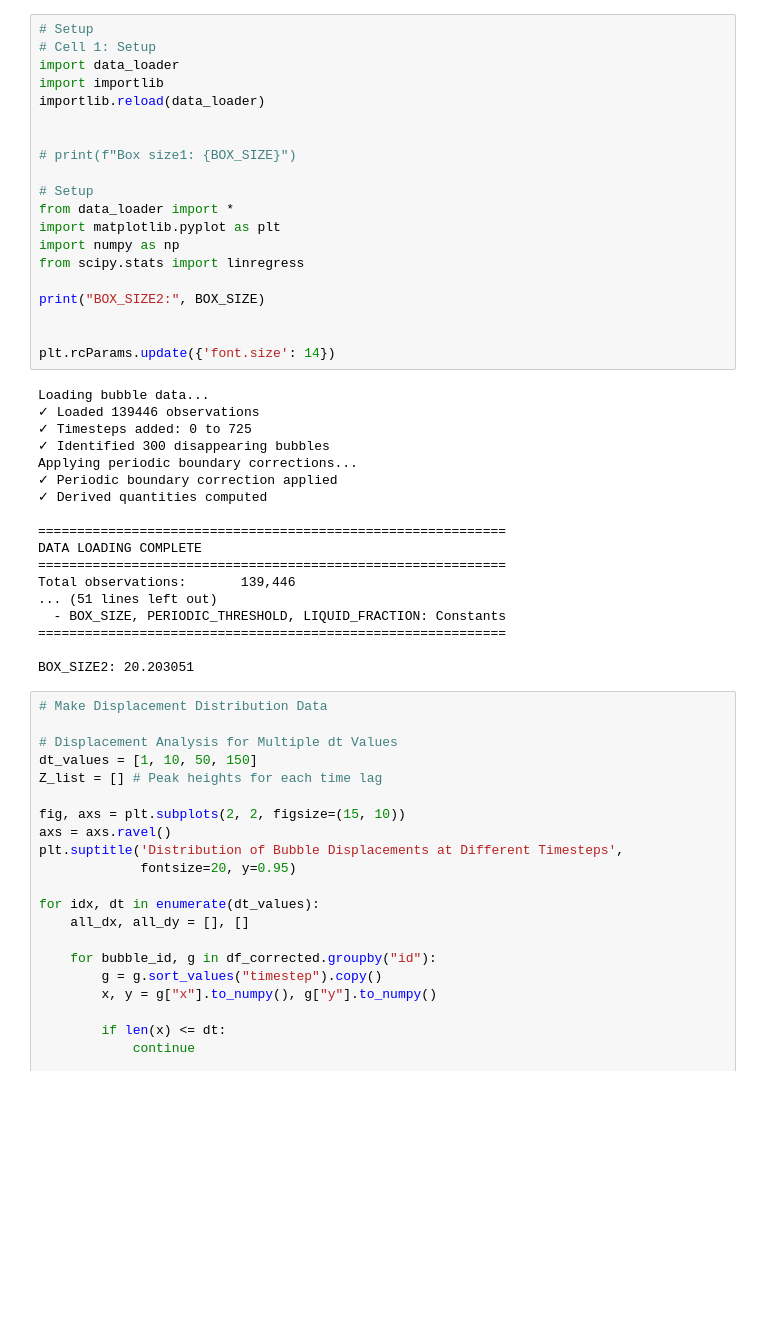
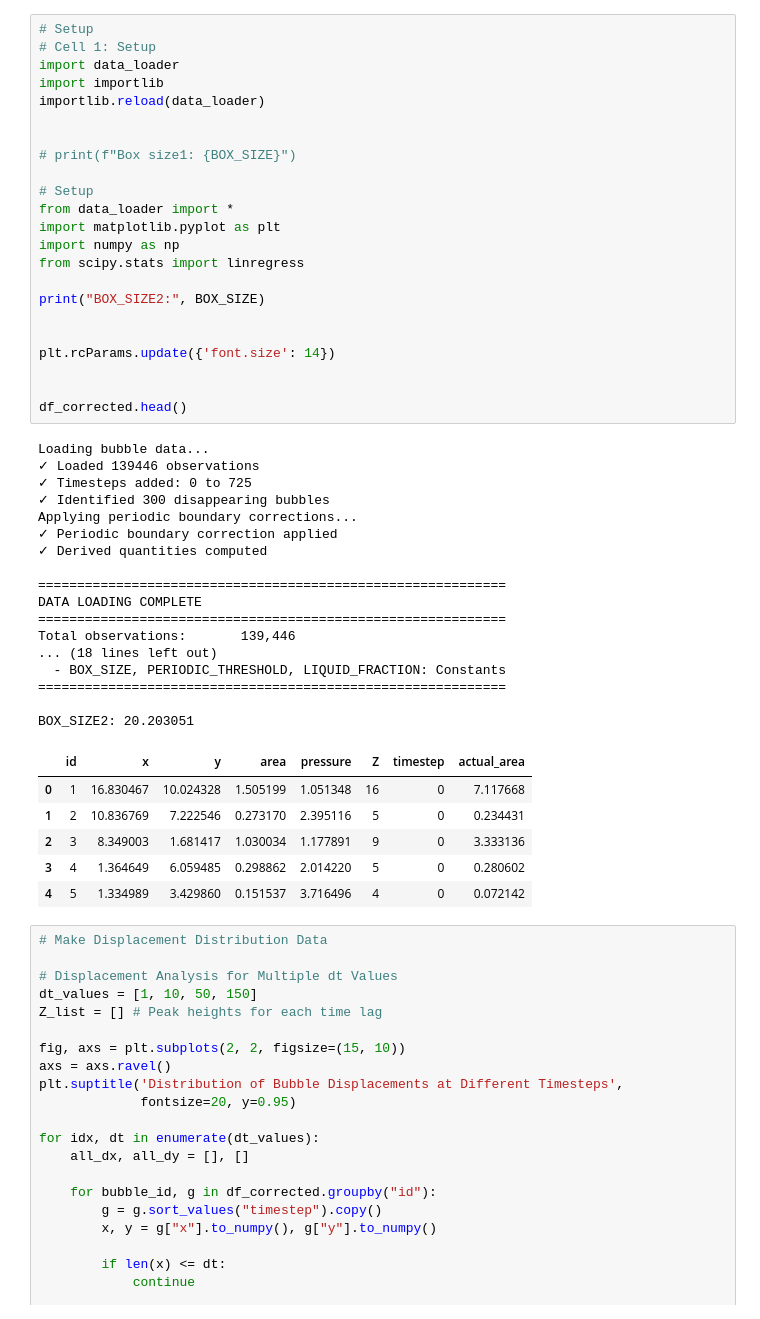
Before and after one commit to conorkirby/capstone, a Jupyter notebook: ProjectNotebooks/11_DiffusionCoefficient.ipynb, the cells around one changed output. Cells and saved outputs as stored; diff of their text form; blank space fills up the shorter version.

```diff
--- a/ProjectNotebooks/11_DiffusionCoefficient.ipynb
+++ b/ProjectNotebooks/11_DiffusionCoefficient.ipynb
@@ -8,34 +8,43 @@ importlib.reload(data_loader)
 
 # print(f"Box size1: {BOX_SIZE}")
 
 # Setup
 from data_loader import *
 import matplotlib.pyplot as plt
 import numpy as np
 from scipy.stats import linregress
 
 print("BOX_SIZE2:", BOX_SIZE)
 
 
 plt.rcParams.update({'font.size': 14})
+
+
+df_corrected.head()
 # %% [output]
 Loading bubble data...
 ✓ Loaded 139446 observations
 ✓ Timesteps added: 0 to 725
 ✓ Identified 300 disappearing bubbles
 Applying periodic boundary corrections...
 ✓ Periodic boundary correction applied
 ✓ Derived quantities computed
 
 ============================================================
 DATA LOADING COMPLETE
 ============================================================
 Total observations:       139,446
-... (51 lines left out)
+... (18 lines left out)
   - BOX_SIZE, PERIODIC_THRESHOLD, LIQUID_FRACTION: Constants
 ============================================================
 
 BOX_SIZE2: 20.203051
+|  | id | x | y | area | pressure | Z | timestep | actual_area |
+| 0 | 1 | 16.830467 | 10.024328 | 1.505199 | 1.051348 | 16 | 0 | 7.117668 |
+| 1 | 2 | 10.836769 | 7.222546 | 0.273170 | 2.395116 | 5 | 0 | 0.234431 |
+| 2 | 3 | 8.349003 | 1.681417 | 1.030034 | 1.177891 | 9 | 0 | 3.333136 |
+| 3 | 4 | 1.364649 | 6.059485 | 0.298862 | 2.014220 | 5 | 0 | 0.280602 |
+| 4 | 5 | 1.334989 | 3.429860 | 0.151537 | 3.716496 | 4 | 0 | 0.072142 |
 # %%
 # Make Displacement Distribution Data
 
```
Also changed, not shown: parts of 1 cell of this notebook, 4 other files.
